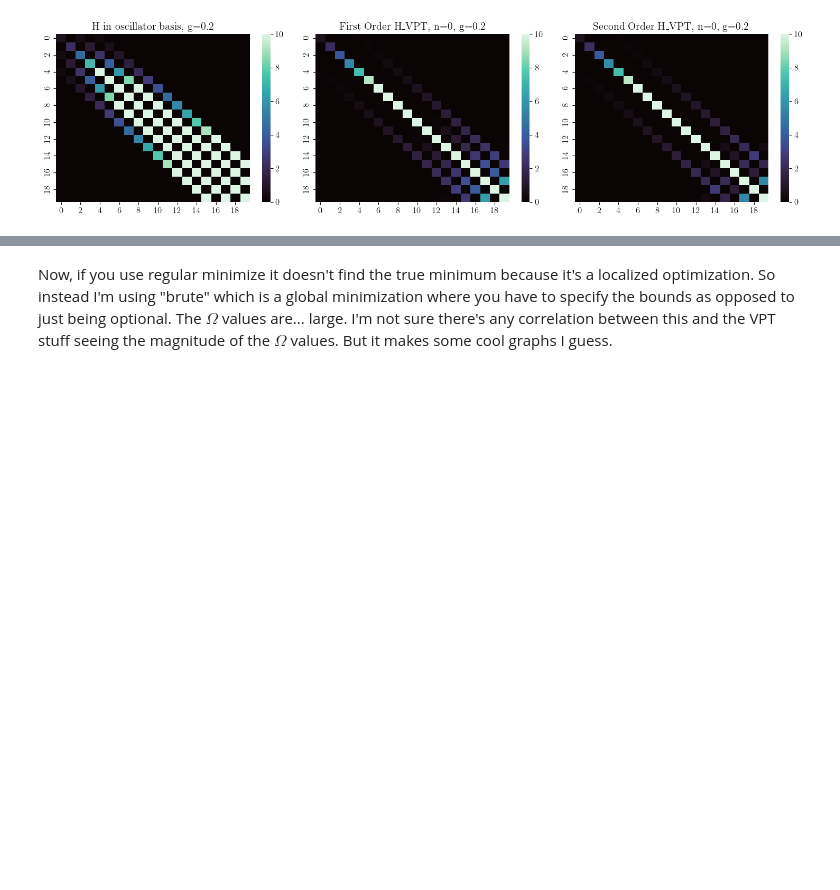
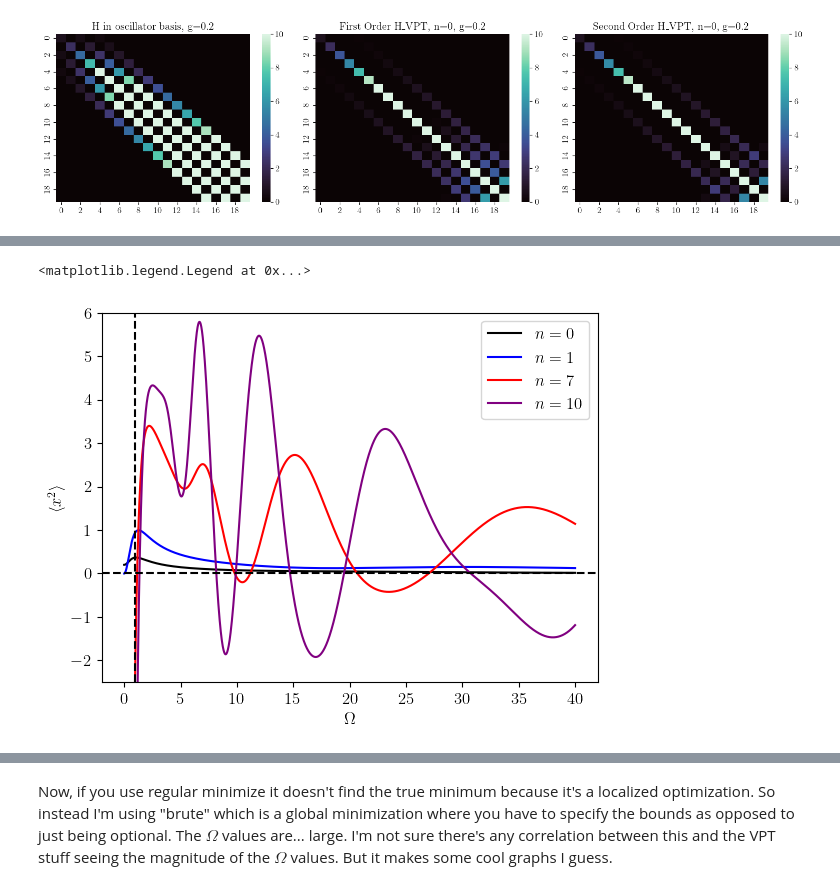
Before and after one commit to ihatebananas/Summer_Research, a Jupyter notebook: higher_energy_vpt.ipynb, the cells around one changed output, grey strips where cells are left out. Saved outputs shown, nothing was run; the diff lists cells and outputs as text; code cells hidden in the pictures; blank space fills up the shorter version.

```diff
--- a/higher_energy_vpt.ipynb
+++ b/higher_energy_vpt.ipynb
@@ -216,0 +226,23 @@ ax.set_ylim([0, 2])
+# %%
+# first order correction to the wavefunction due to VPT
+def wf_1o_corr(n, x, Omega):
+    wf_1o = 0
+    for i in range(0, n + 5):
+        if (i == n):
+            continue
+
+        integral = c1 * np.dot(weights, trans_amp_pert(n, i, c1*samples + c2, Omega))
+        wf_1o += (integral * wavefunction(i, x, Omega))/ (E0(n, Omega) - E0(i, Omega))
+
+    return wf_1o
+
+# first order correction integral to expval of x^2
+def x_sq_integrand_1o(n, x, Omega):
+    return wf_1o_corr(n, x, Omega) * (x)**2 * wavefunction(n, x, Omega)
+
+#first order correction to expval of x^2
+def x_sq_expval_1o(n, Omega):
+    zeroth = c1 * np.dot(weights, x_sq_integrand_0o(n, c1*samples + c2, Omega))
+    first = 2 * c1 * np.dot(weights, x_sq_integrand_1o(n, c1*samples + c2, Omega))
+
+    return zeroth + first
@@ -216,0 +255,25 @@ ax.set_ylim([0, 2])
+# %%
+xvals = np.arange(0.001, 40, 0.01)
+yvals_0 = [x_sq_expval_1o(0, x) for x in xvals]
+yvals_1 = [x_sq_expval_1o(1, x) for x in xvals]
+yvals_7 = [x_sq_expval_1o(7, x) for x in xvals]
+yvals_10 = [x_sq_expval_1o(10, x) for x in xvals]
+# %%
+fig = plt.figure()
+ax = fig.add_subplot(1, 1, 1)
+
+ax.plot(xvals, yvals_0, color='black', label='$n=0$')
+ax.plot(xvals, yvals_1, color='blue', label='$n=1$')
+ax.plot(xvals, yvals_7, color='red', label='$n=7$')
+ax.plot(xvals, yvals_10, color='purple', label='$n=10$')
+
+
+ax.set_ylim([-2.5, 6])
+ax.axhline(0, color='black', linestyle='--')
+ax.axvline(1, color='black', linestyle='--')
+ax.set_xlabel('$\\Omega$')
+ax.set_ylabel('$\\langle x^2 \\rangle$')
+ax.legend()
+# %% [output]
+<matplotlib.legend.Legend at 0x...>
+[figure, added]
```
Also changed, not shown: parts of 19 cells of this notebook.
